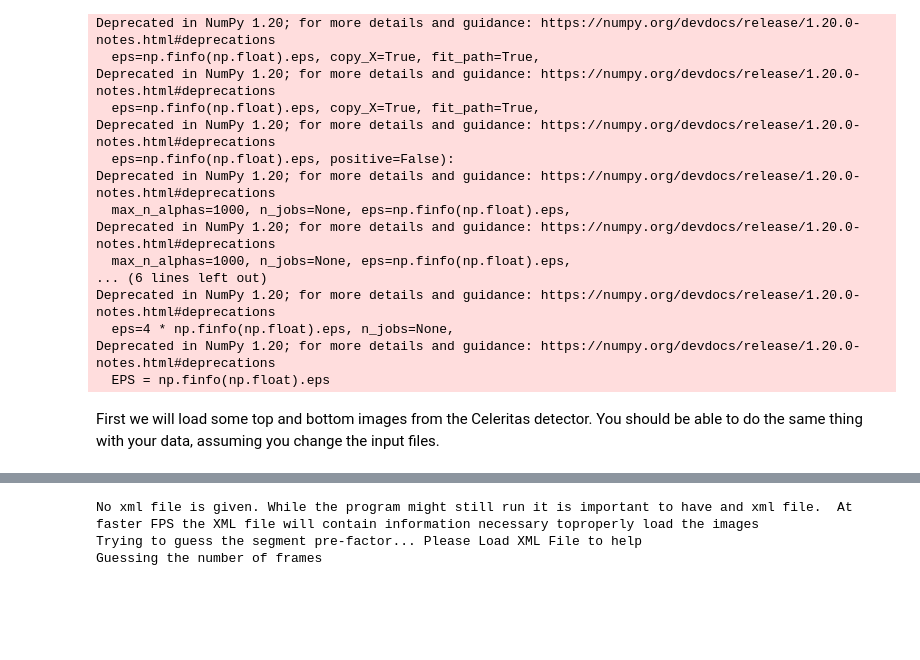
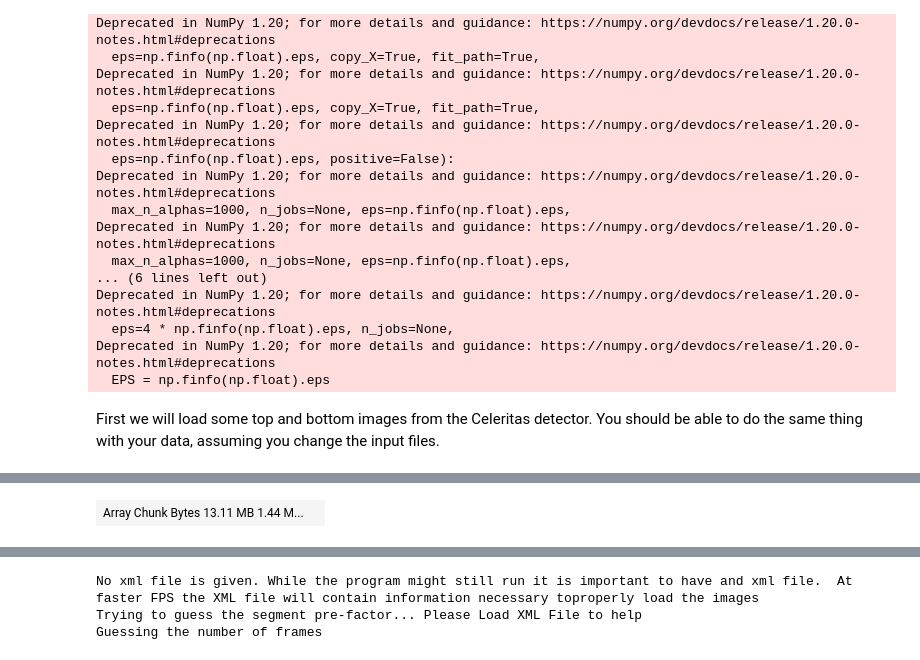
Before and after one commit to CSSFrancis/SeqIO, a Jupyter notebook: SeqIO/example_loading.ipynb, the cells around one changed output, grey strips where cells are left out. Saved outputs shown, nothing was run; the diff lists cells and outputs as text; code cells hidden in the pictures; blank space fills up the shorter version.

```diff
--- a/SeqIO/example_loading.ipynb
+++ b/SeqIO/example_loading.ipynb
@@ -24,0 +34,3 @@ load_celeritas?
+# %%
+signal = load_folder('tests/testUpgrade/')
+lazy_signal = load_folder('tests/testUpgrade/', lazy=True, chunks=10)
@@ -24,0 +49,4 @@ load_celeritas?
+# %%
+lazy_signal.data
+# %% [output]
+| Array Chunk Bytes 13.11 MB 1.44 M... |  |
```
Also changed, not shown: parts of 5 cells of this notebook, 1 other file.
